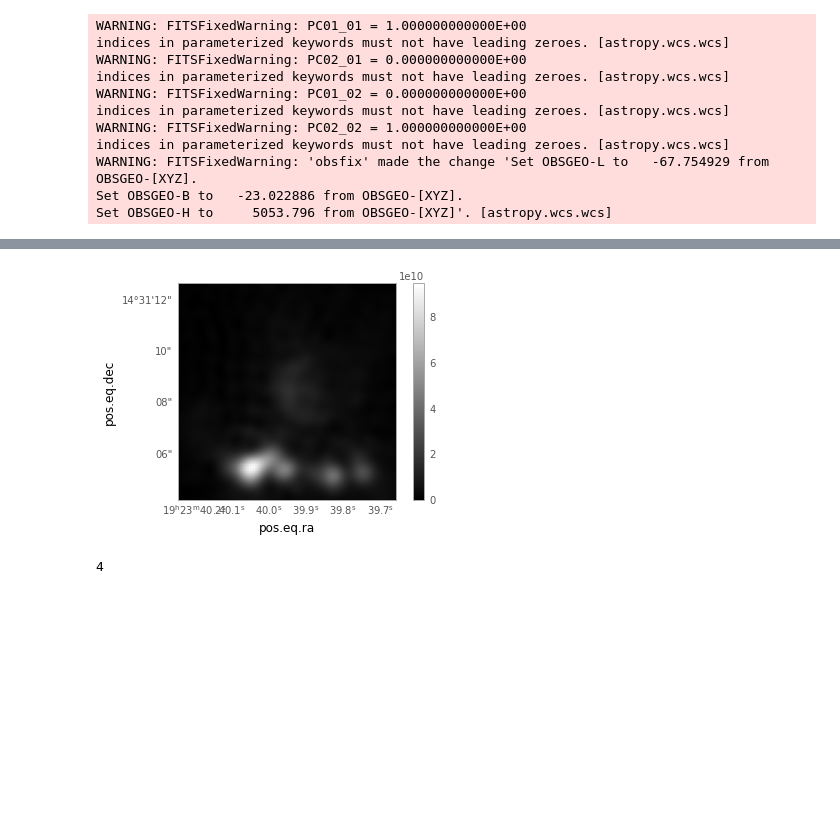
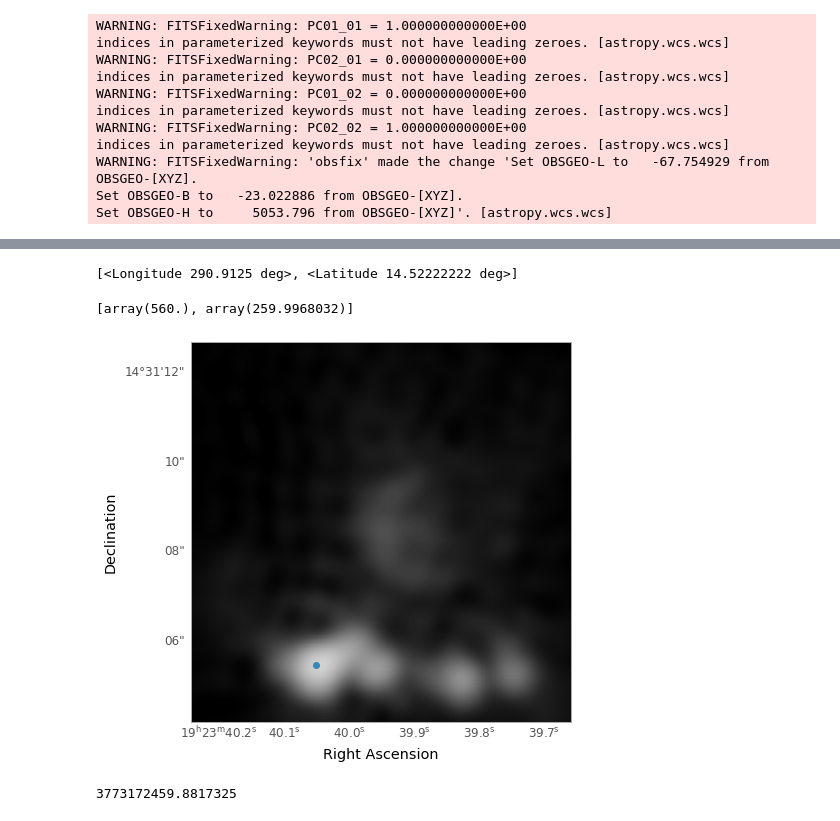
Before and after one commit to dbovie/W51_2015to2017_maps, a Jupyter notebook: Smoothing.ipynb, the cells around one changed output, grey strips where cells are left out. Saved outputs shown, nothing was run; the diff lists cells and outputs as text; code cells hidden in the pictures; blank space fills up the shorter version.

```diff
--- a/Smoothing.ipynb
+++ b/Smoothing.ipynb
@@ -194,0 +302,11 @@ plt.show()
+# %%
+plt.figure(figsize=(7, 7))
+ax = plt.subplot(projection=wcs_high.celestial[2300:4000, 2000:3700])
+norm_zoom_low = simple_norm(array_zoom, stretch='asinh', min_percent=0.001, max_percent=99.9999)
+ax.grid(False)
+plt.imshow(array_zoom, cmap='gray', interpolation="nearest", origin="lower", norm=norm_zoom_low)
+ax.set_title('W51 N Low Resolution')
+ax.coords['ra'].set_axislabel('Right Ascension')
+ax.coords['dec'].set_axislabel('Declination')
+# plt.colorbar()
+plt.show()
@@ -195,13 +370,28 @@ plt.show()
+# %%
+point= coordinates.SkyCoord('19:23:39.00 +14:31:20.0', unit=(u.hour, u.deg), frame='icrs')
+[point.ra, point.dec]
+# %% [output]
+[<Longitude 290.9125 deg>, <Latitude 14.52222222 deg>]
+# %%
+x=wcs_high.celestial[2300:4000, 2000:3700].wcs_world2pix(290.916875, 14.51819444, 0)
+print(x)
+# %% [output]
+[array(560.), array(259.9968032)]
 # %%
 zoom_diff = array_zoom - zoom_conv
+plt.figure(figsize=(7, 7))
 ax = plt.subplot(projection=wcs_high.celestial[2300:4000, 2000:3700])
 ax.grid(False)
-plt.imshow(zoom_diff, cmap='gray', interpolation="nearest", origin="lower")
-plt.colorbar()
+plt.imshow(zoom_diff, cmap='gray', interpolation="nearest", origin="lower", norm=norm_zoom_low)
+# plt.colorbar()
+ax.coords['ra'].set_axislabel('Right Ascension')
+ax.coords['dec'].set_axislabel('Declination')
+# plt.colorbar()
+plt.scatter(560, 256)
 plt.show()
 # %% [output]
-[figure, old version]
+[figure, new version]
-# %%
-len(wcs_low.wcs.cdelt)
-# %% [output]
-4
+# %%
+zoom_diff[560, 260]
+# %% [output]
+3773172459.8817325
```
Also changed, not shown: parts of 73 cells of this notebook, 2 other files.
